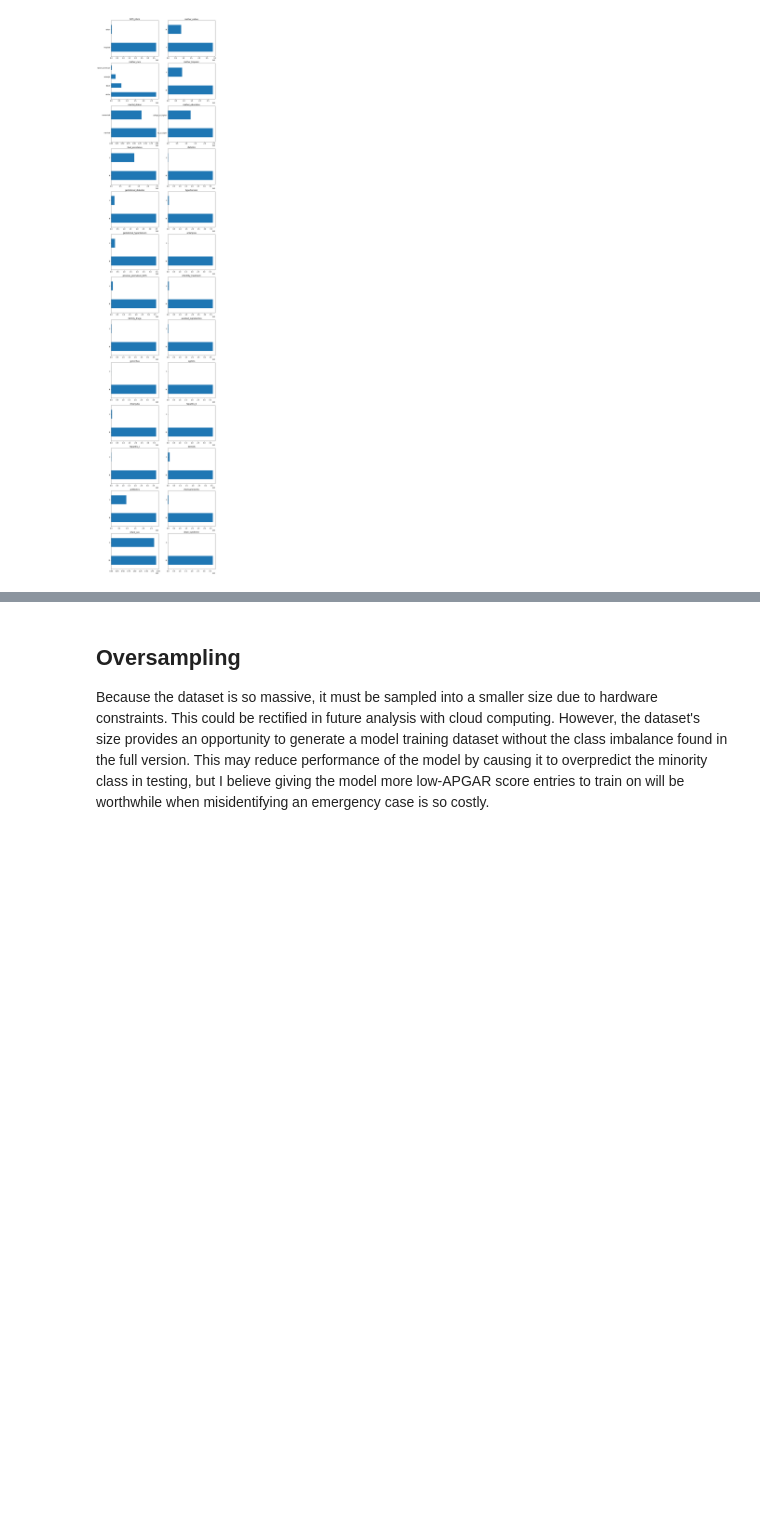
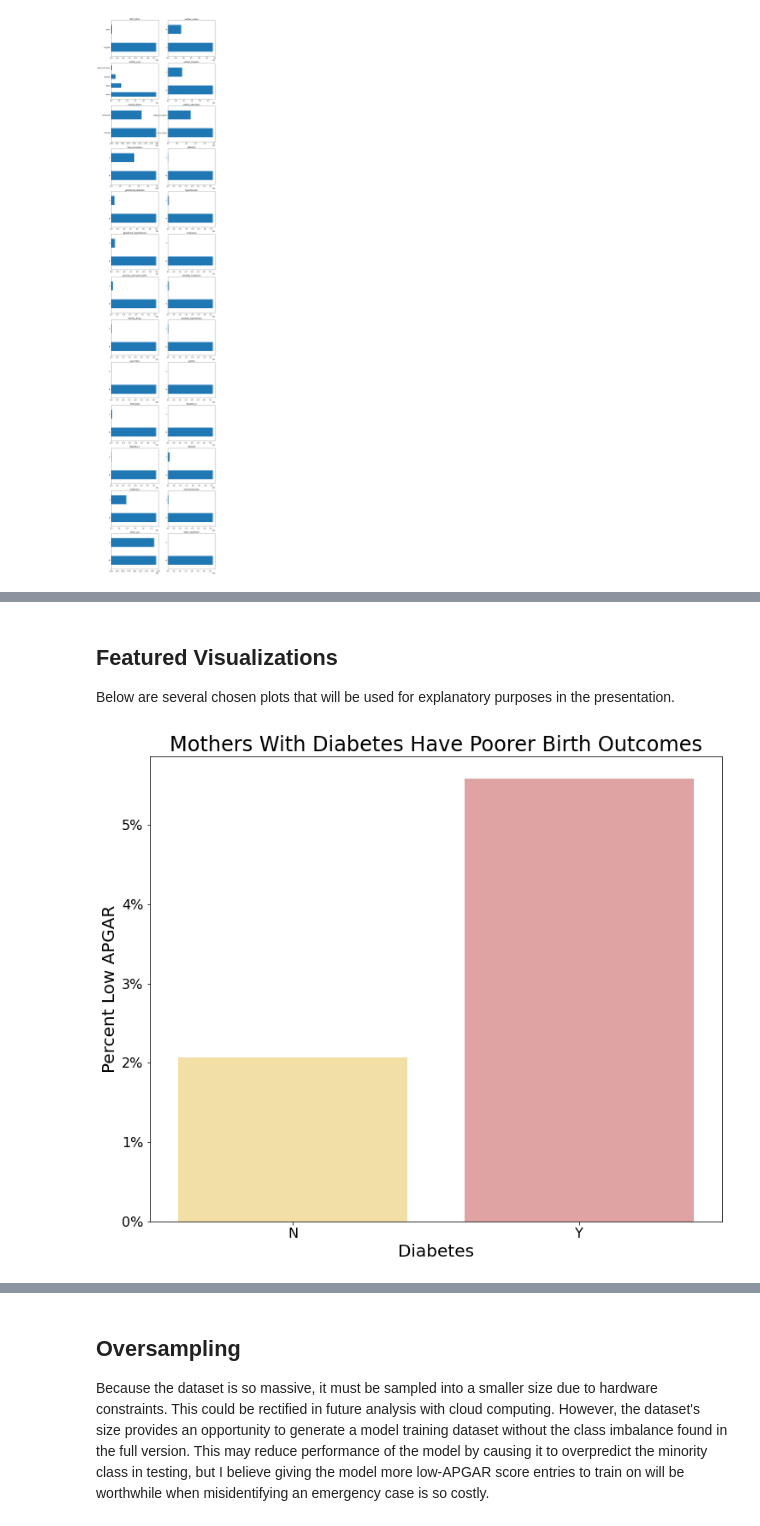
Before and after one commit to Patrick-Arnold/Capstone_Project, a Jupyter notebook: Capstone.ipynb, the cells around one changed output, grey strips where cells are left out. Drawn from its saved outputs; the diff is of its cells as text; code cells hidden in the pictures; blank space fills up the shorter version.

```diff
--- a/Capstone.ipynb
+++ b/Capstone.ipynb
@@ -194,0 +212,27 @@ ValueError: Grouper for 'apgar_score' not 1-dimensional
+# %% [markdown]
+## Featured Visualizations
+
+Below are several chosen plots that will be used for explanatory purposes in the presentation.
+# %%
+# Generate dataframe containing proportion of feature with low APGAR score
+counts = (df[['diabetes', 'apgar_score']]
+              .groupby(['diabetes', 'apgar_score'])
+              .size()
+              .unstack('apgar_score')
+         )
+
+counts['percent_low_apgar'] = (counts[1]/counts[0])*100
+
+# PLot diabetes graph
+fig, ax = plt.subplots( figsize=(12,10))
+sns.barplot(ax=ax, x=counts.index, y=counts['percent_low_apgar'], palette=['#ffe599', '#ea9999'])
+
+plt.title("Mothers With Diabetes Have Poorer Birth Outcomes", fontsize = 24)
+ax.set_ylabel("Percent Low APGAR", fontsize = 20)
+ax.set_xlabel("Diabetes", fontsize = 20)
+ax.yaxis.set_major_formatter(tick.PercentFormatter(decimals=0))
+plt.xticks(fontsize = 16)
+plt.yticks(fontsize = 16)
+plt.show()
+# %% [output]
+[figure, added]
```
Also changed, not shown: parts of 17 cells of this notebook, 1 other file.
